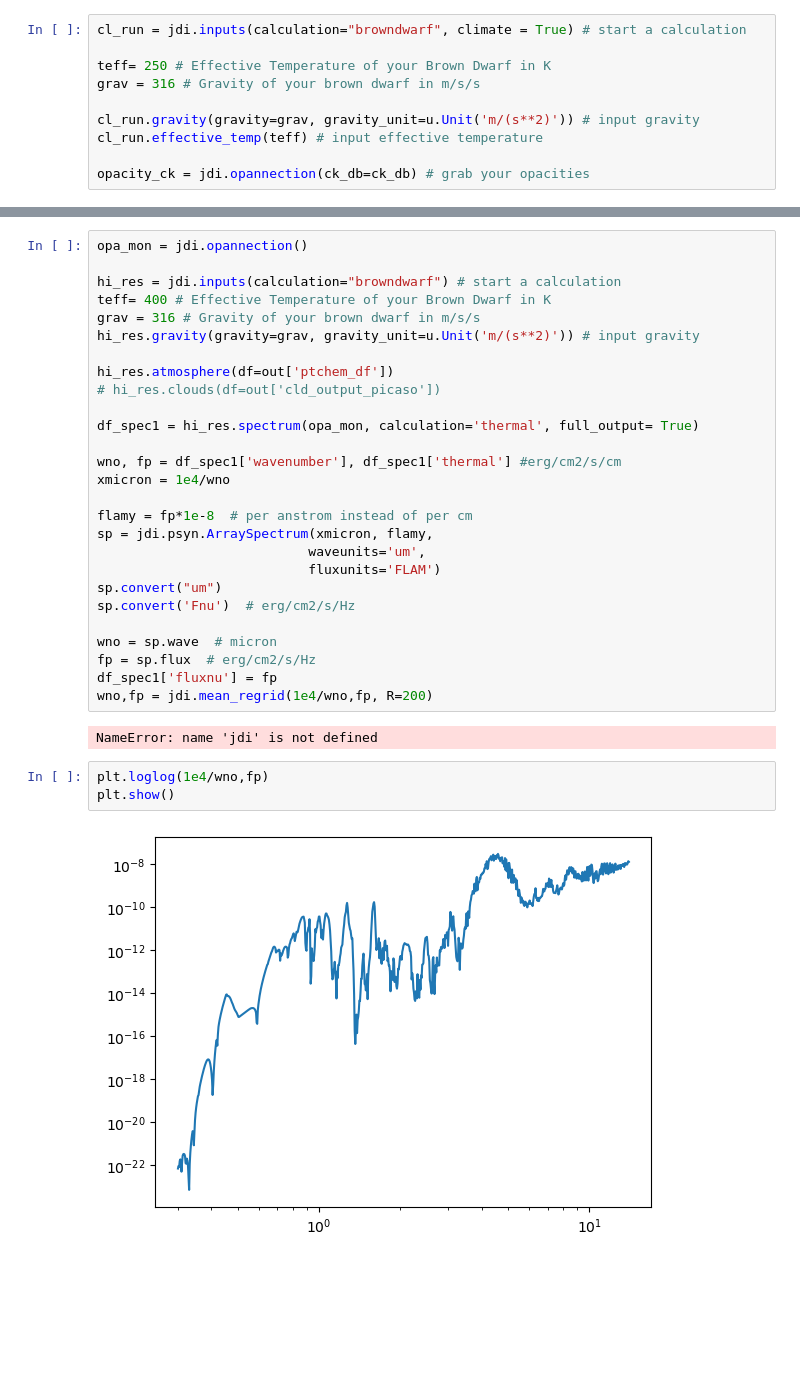
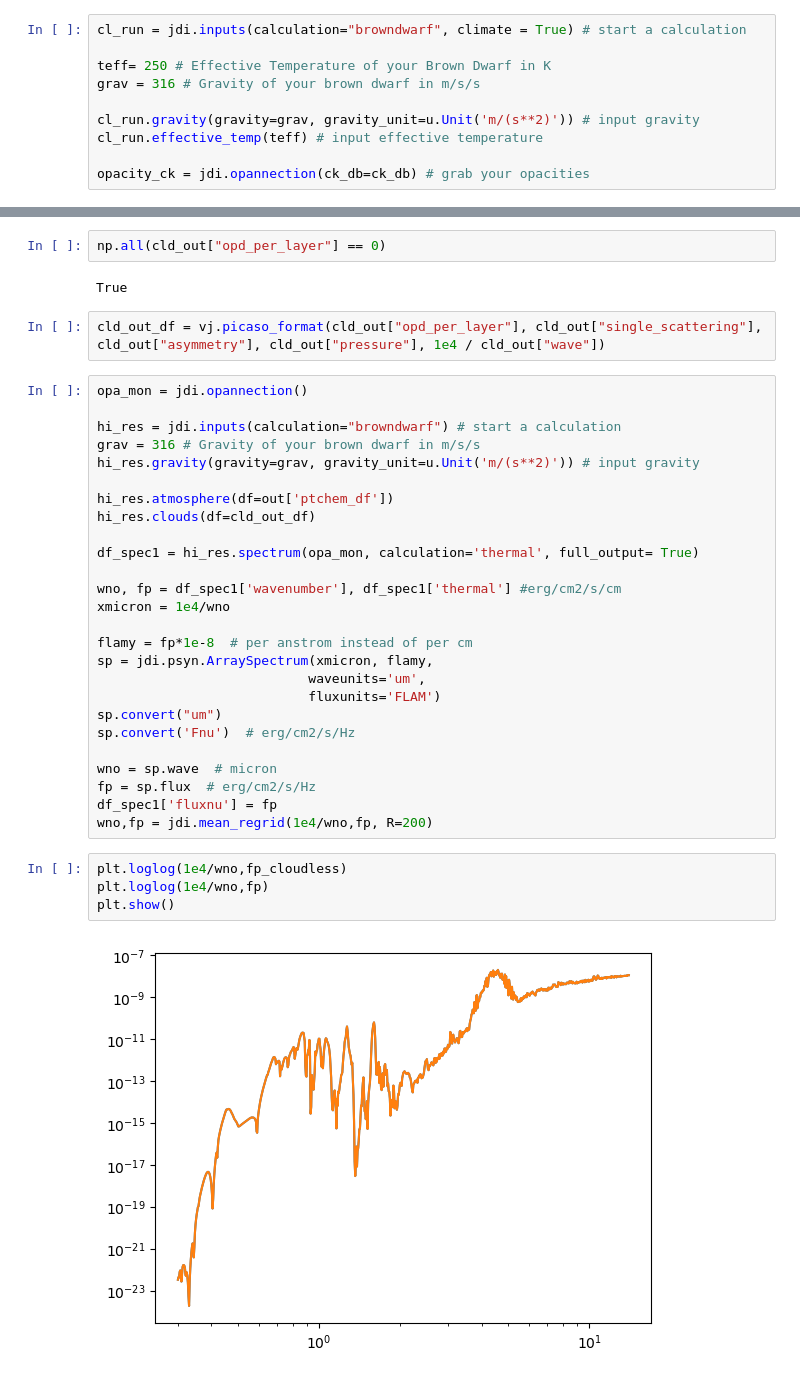
Before and after one commit to natashabatalha/picaso, a Jupyter notebook: scripts/patchy_clouds.ipynb, the cells around one changed output, grey strips where cells are left out. Cells and saved outputs as stored; diff of their text form; blank space fills up the shorter version.

Commit message:
Middle of cloud refactor

```diff
--- a/scripts/patchy_clouds.ipynb
+++ b/scripts/patchy_clouds.ipynb
@@ -97,13 +148,18 @@ Big iteration is  101.09165523043454 0
+# %%
+np.all(cld_out["opd_per_layer"] == 0)
+# %% [output]
+True
+# %%
+cld_out_df = vj.picaso_format(cld_out["opd_per_layer"], cld_out["single_scattering"], cld_out["asymmetry"], cld_out["pressure"], 1e4 / cld_out["wave"])
 # %%
 opa_mon = jdi.opannection()
 
 hi_res = jdi.inputs(calculation="browndwarf") # start a calculation
-teff= 400 # Effective Temperature of your Brown Dwarf in K
 grav = 316 # Gravity of your brown dwarf in m/s/s
 hi_res.gravity(gravity=grav, gravity_unit=u.Unit('m/(s**2)')) # input gravity
 
 hi_res.atmosphere(df=out['ptchem_df'])
-# hi_res.clouds(df=out['cld_output_picaso'])
+hi_res.clouds(df=cld_out_df)
 
 df_spec1 = hi_res.spectrum(opa_mon, calculation='thermal', full_output= True)
 
@@ -121,10 +177,9 @@ wno = sp.wave  # micron
 fp = sp.flux  # erg/cm2/s/Hz
 df_spec1['fluxnu'] = fp
 wno,fp = jdi.mean_regrid(1e4/wno,fp, R=200)
-# %% [output]
-NameError: name 'jdi' is not defined
 # %%
+plt.loglog(1e4/wno,fp_cloudless)
 plt.loglog(1e4/wno,fp)
 plt.show()
 # %% [output]
-[figure, old version]
+[figure, new version]
```
Also changed, not shown: parts of 12 cells of this notebook, 5 other files.
